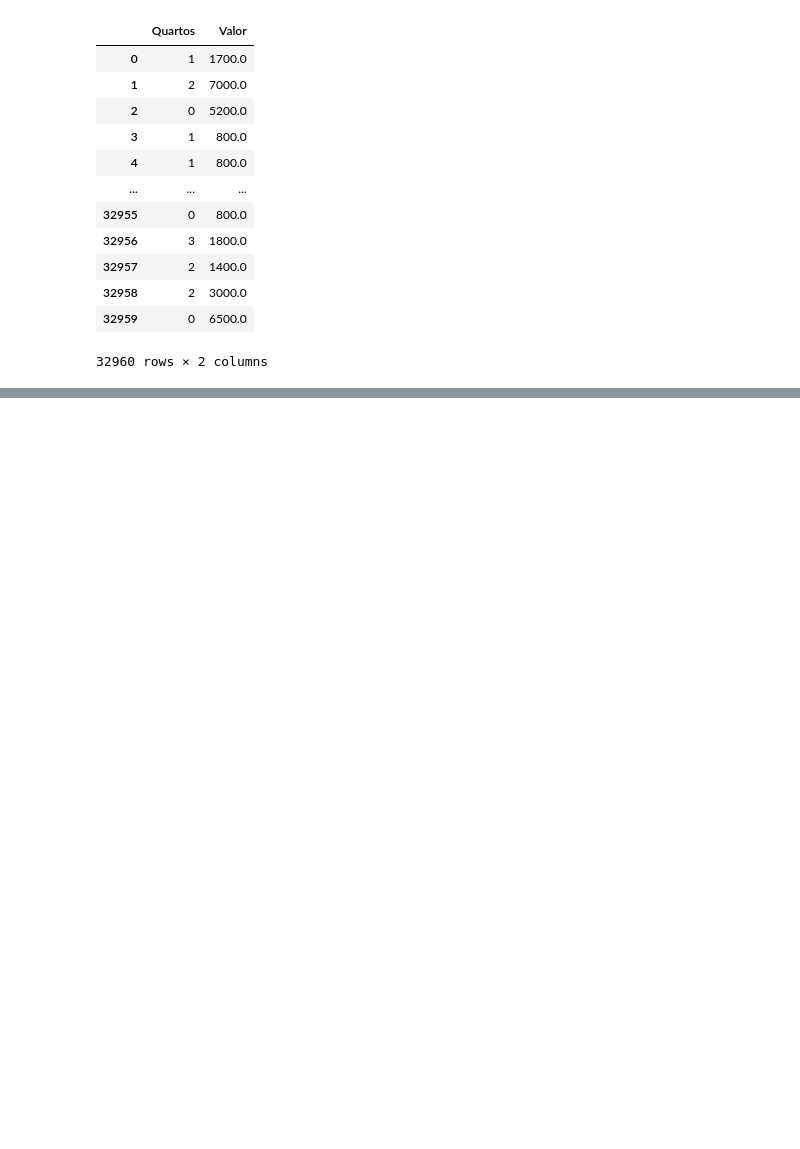
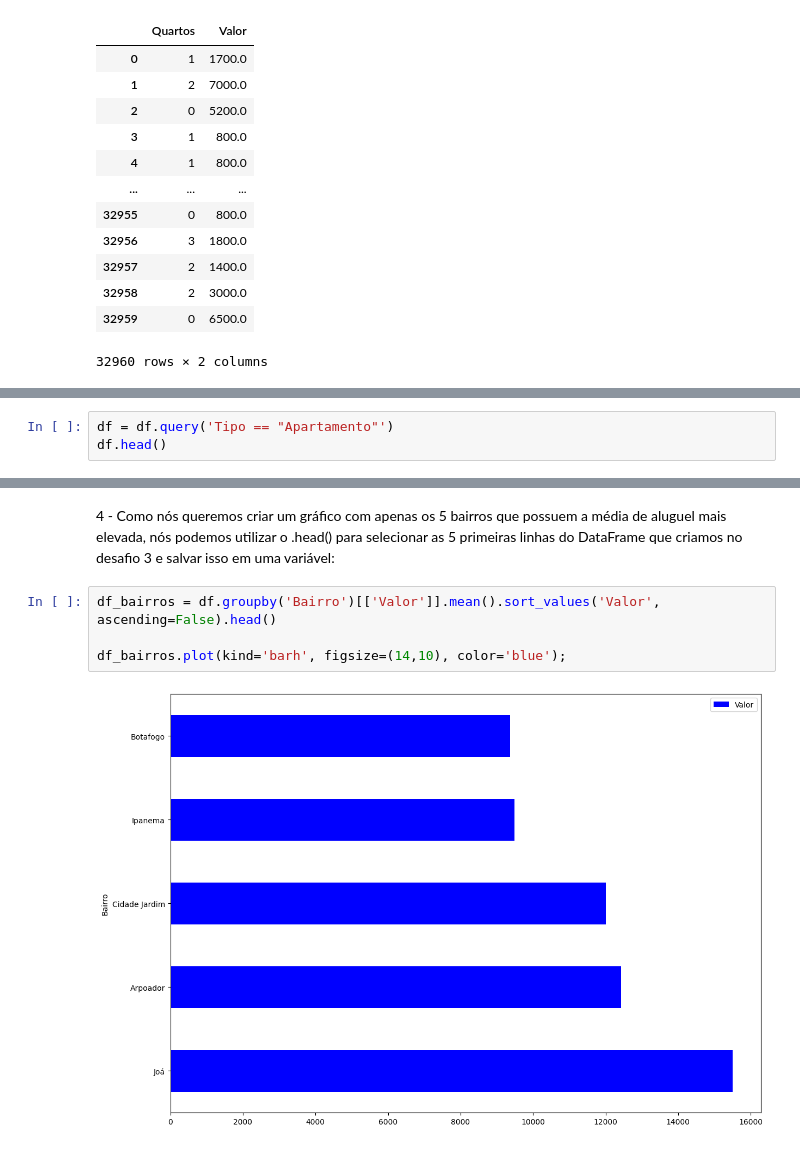
Before and after one commit to mateusopaiva/biblioteca-pandas, a Jupyter notebook: Pandas_conhecendo_a_biblioteca.ipynb, the cells around one changed output, grey strips where cells are left out. Saved outputs shown, nothing was run; the diff lists cells and outputs as text; blank space fills up the shorter version.

```diff
--- a/Pandas_conhecendo_a_biblioteca.ipynb
+++ b/Pandas_conhecendo_a_biblioteca.ipynb
@@ -165,0 +392,3 @@ dados.describe()
+# %%
+df = df.query('Tipo == "Apartamento"')
+df.head()
@@ -165,0 +458,8 @@ dados.describe()
+# %% [markdown]
+4 - Como nós queremos criar um gráfico com apenas os 5 bairros que possuem a média de aluguel mais elevada, nós podemos utilizar o .head() para selecionar as 5 primeiras linhas do DataFrame que criamos no desafio 3 e salvar isso em uma variável:
+# %%
+df_bairros = df.groupby('Bairro')[['Valor']].mean().sort_values('Valor', ascending=False).head()
+
+df_bairros.plot(kind='barh', figsize=(14,10), color='blue');
+# %% [output]
+[figure, added]
```
Also changed, not shown: parts of 37 cells of this notebook.
